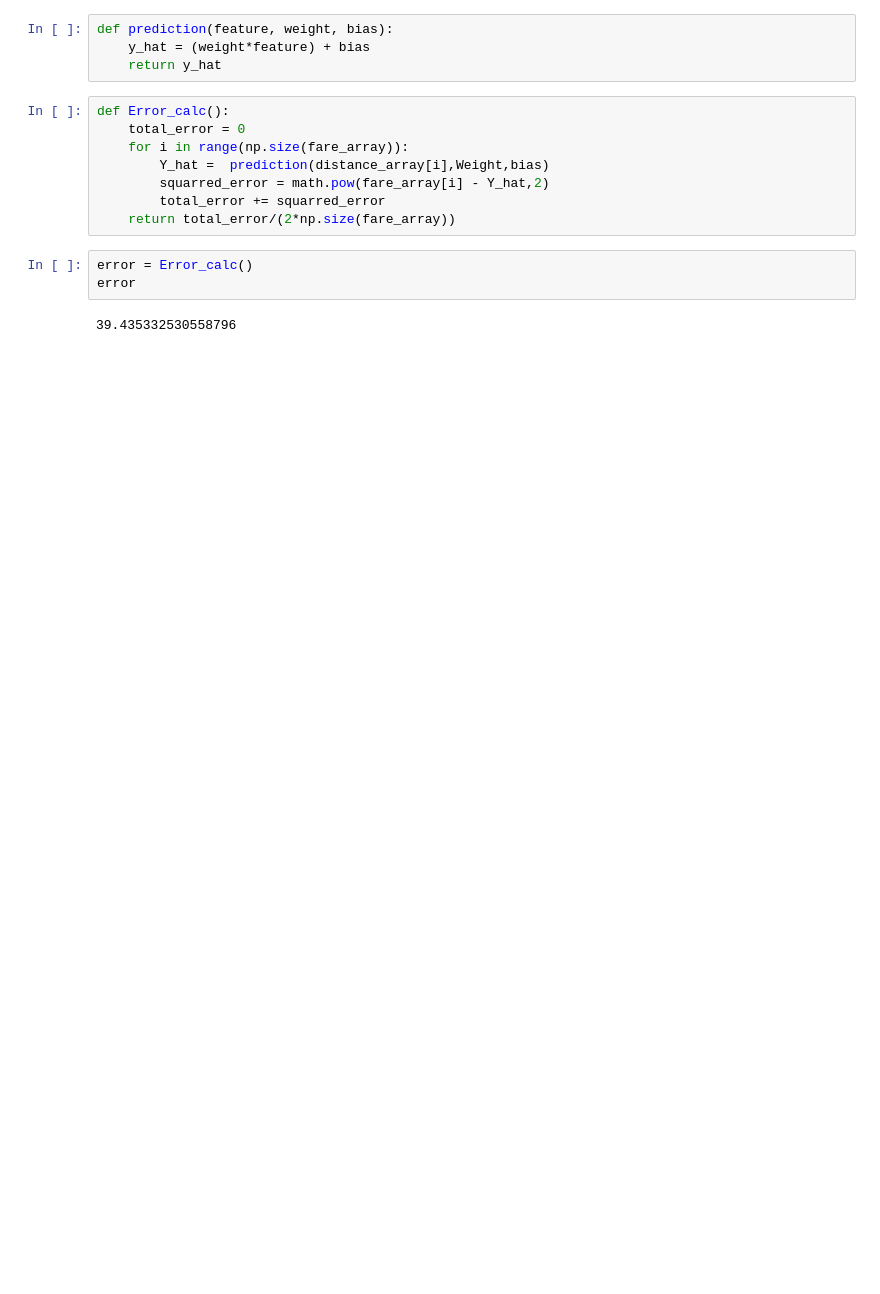
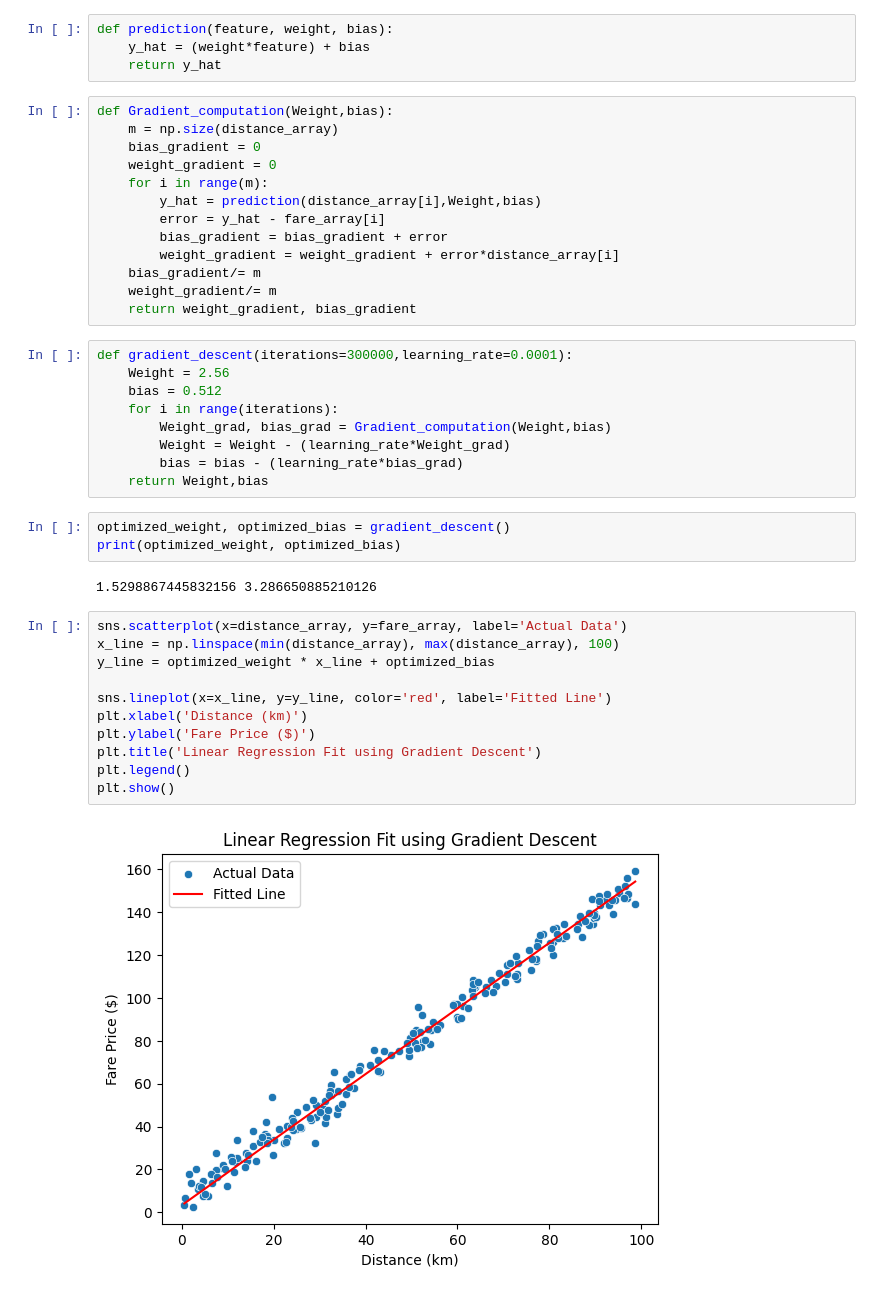
Before and after one commit to SWARITSHUKLA/Linear-regression-from-scratch-using-numpy, a Jupyter notebook: main.ipynb, the cells around one changed output. Saved outputs shown, nothing was run; the diff lists cells and outputs as text; blank space fills up the shorter version.

Commit message:
Added gradient function and visualization function also removed unnecessary functions

```diff
--- a/main.ipynb
+++ b/main.ipynb
@@ -33,16 +23,43 @@ bias = 0.43
 def prediction(feature, weight, bias):
     y_hat = (weight*feature) + bias
     return y_hat
-# %%
-def Error_calc():
-    total_error = 0
-    for i in range(np.size(fare_array)):
-        Y_hat =  prediction(distance_array[i],Weight,bias)
-        squarred_error = math.pow(fare_array[i] - Y_hat,2)
-        total_error += squarred_error
-    return total_error/(2*np.size(fare_array))
-# %%
-error = Error_calc()
-error
-# %% [output]
-39.435332530558796
+# %%
+def Gradient_computation(Weight,bias):
+    m = np.size(distance_array)
+    bias_gradient = 0
+    weight_gradient = 0
+    for i in range(m):
+        y_hat = prediction(distance_array[i],Weight,bias)
+        error = y_hat - fare_array[i]
+        bias_gradient = bias_gradient + error
+        weight_gradient = weight_gradient + error*distance_array[i]
+    bias_gradient/= m
+    weight_gradient/= m
+    return weight_gradient, bias_gradient
+# %%
+def gradient_descent(iterations=300000,learning_rate=0.0001):
+    Weight = 2.56
+    bias = 0.512
+    for i in range(iterations):
+        Weight_grad, bias_grad = Gradient_computation(Weight,bias)
+        Weight = Weight - (learning_rate*Weight_grad)
+        bias = bias - (learning_rate*bias_grad)
+    return Weight,bias
+# %%
+optimized_weight, optimized_bias = gradient_descent()
+print(optimized_weight, optimized_bias)
+# %% [output]
+1.5298867445832156 3.286650885210126
+# %%
+sns.scatterplot(x=distance_array, y=fare_array, label='Actual Data')
+x_line = np.linspace(min(distance_array), max(distance_array), 100)
+y_line = optimized_weight * x_line + optimized_bias
+
+sns.lineplot(x=x_line, y=y_line, color='red', label='Fitted Line')
+plt.xlabel('Distance (km)')
+plt.ylabel('Fare Price ($)')
+plt.title('Linear Regression Fit using Gradient Descent')
+plt.legend()
+plt.show()
+# %% [output]
+[figure, added]
```
Also changed, not shown: parts of 5 cells of this notebook.
